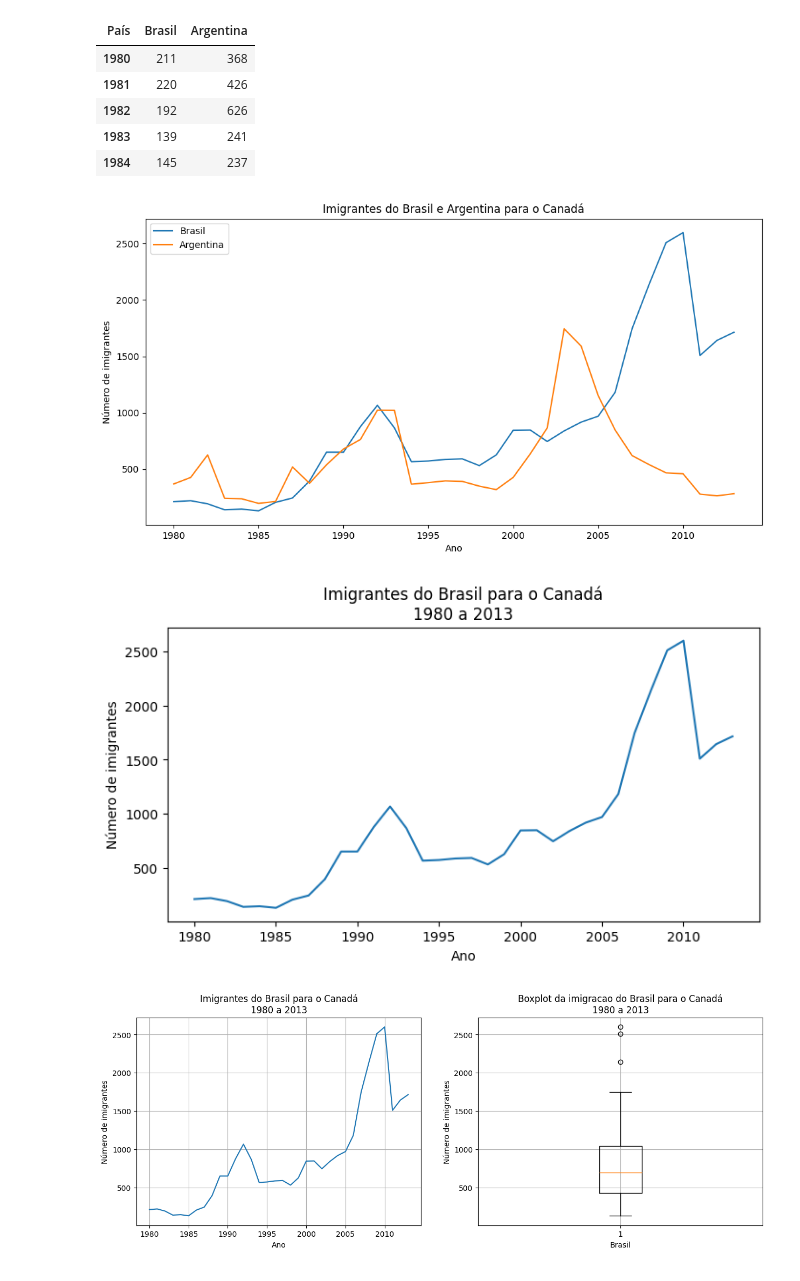
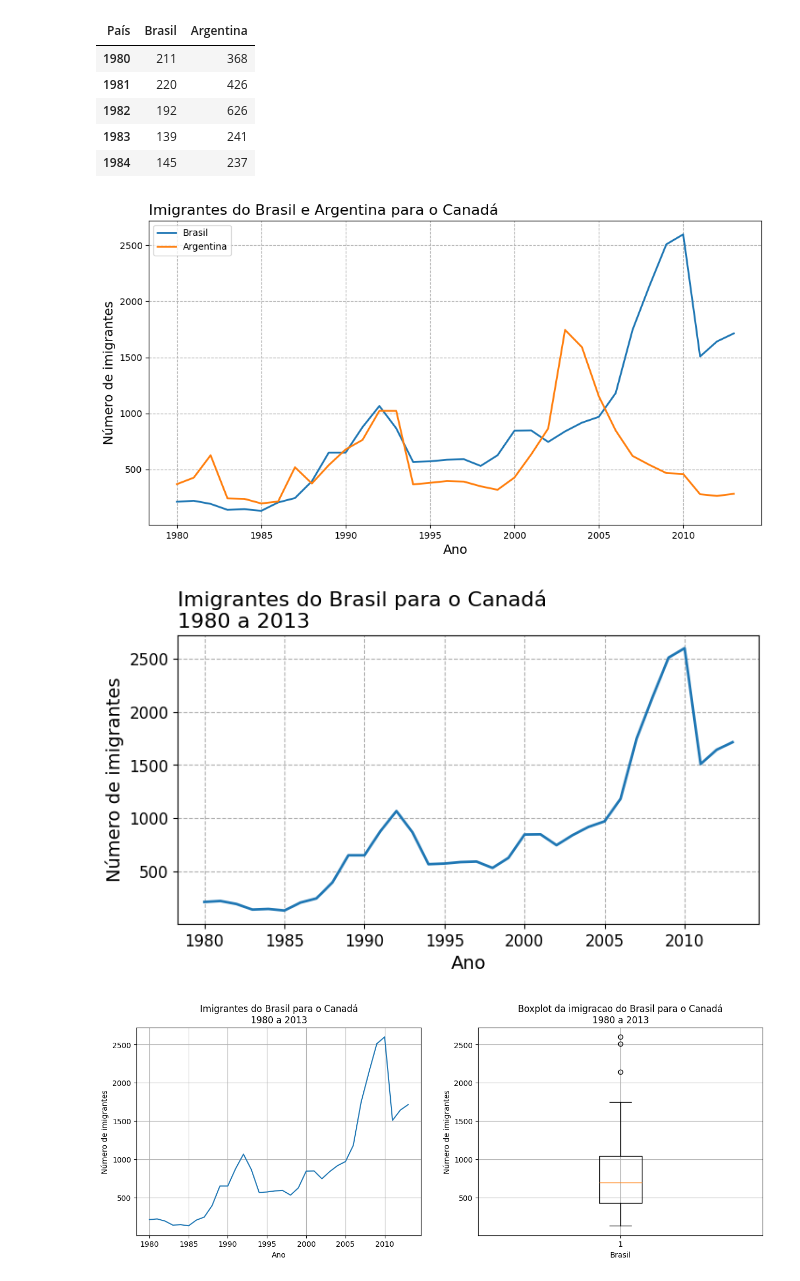
Before and after one commit to VilmarJNR/imigracao-america, a Jupyter notebook: migracao.ipynb, the cells around one changed output. Cells and saved outputs as stored; diff of their text form; code cells hidden in the pictures.

Commit message:
Melhorando a visualização dos gráficos

```diff
--- a/migracao.ipynb
+++ b/migracao.ipynb
@@ -123,26 +123,30 @@ df_comparacao.head()
 | 1984 | 145 | 237 |
 # %%
 plt.figure(figsize=(12, 6))
-plt.plot(df_comparacao['Brasil'], label='Brasil')
-plt.plot(df_comparacao['Argentina'], label='Argentina')
-plt.title('Imigrantes do Brasil e Argentina para o Canadá')
-plt.xlabel('Ano')
-plt.ylabel('Número de imigrantes')
+plt.plot(df_comparacao['Brasil'], label='Brasil', lw=2)
+plt.plot(df_comparacao['Argentina'], label='Argentina', lw=2)
+plt.title('Imigrantes do Brasil e Argentina para o Canadá', fontsize= 16, loc='left')
+plt.xlabel('Ano', fontsize = 14)
+plt.ylabel('Número de imigrantes', fontsize = 14)
 plt.xticks(['1980','1985','1990', '1995', '2000', '2005', '2010'])
 plt.legend()
+plt.grid(linestyle='--')
 plt.show()
 # %% [output]
-[figure, old version]
+[figure, new version]
 # %%
 fig, ax = plt.subplots(figsize=(8, 4))
-ax.plot(dados_brasil['ano'], dados_brasil['imigrantes'])
-ax.set_title('Imigrantes do Brasil para o Canadá\n1980 a 2013')
-ax.set_xlabel('Ano')
-ax.set_ylabel('Número de imigrantes')
+ax.plot(dados_brasil['ano'], dados_brasil['imigrantes'], lw=2)
+ax.set_title('Imigrantes do Brasil para o Canadá\n1980 a 2013', fontsize= 16, loc='left')
+ax.set_xlabel('Ano', fontsize = 14)
+ax.set_ylabel('Número de imigrantes', fontsize = 14)
+ax.xaxis.set_tick_params(labelsize=12)
+ax.yaxis.set_tick_params(labelsize=12)
 ax.xaxis.set_major_locator(plt.MultipleLocator(5))
+ax.grid(linestyle='--')
 plt.show()
 # %% [output]
-[figure, old version]
+[figure, new version]
 # %%
 fig, axs = plt.subplots(1, 2, figsize=(15, 5))
 
```
